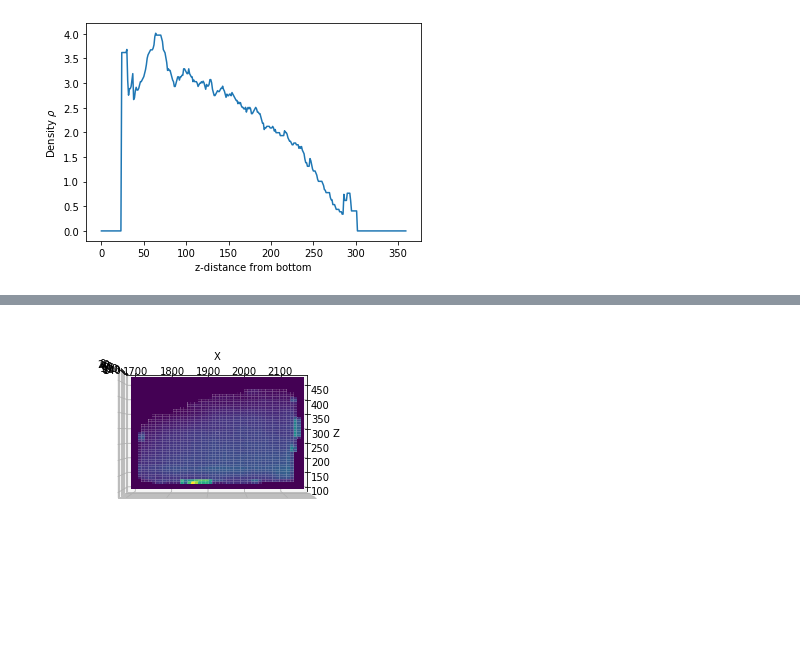
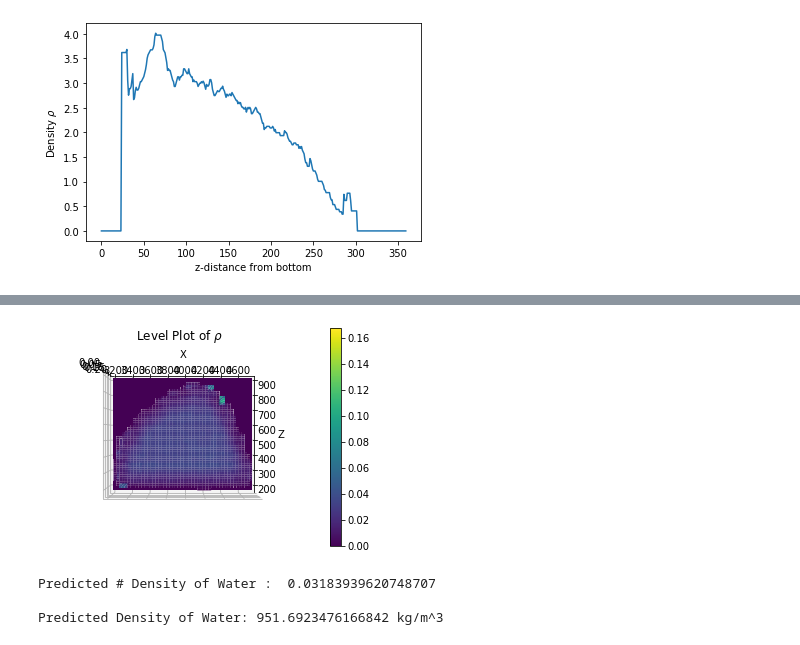
Before and after one commit to Oscuro-Phoenix/MD_Drop_Utils, a Jupyter notebook: CD_Util.ipynb, the cells around one changed output, grey strips where cells are left out. Saved outputs shown, nothing was run; the diff lists cells and outputs as text; code cells hidden in the pictures; blank space fills up the shorter version.

```diff
--- a/CD_Util.ipynb
+++ b/CD_Util.ipynb
@@ -6,8 +6,8 @@ from numba import jit
 # %%
 N_molecules = 1981 #Number of molecules having atom : atomname
 N_timesteps = 200  #Number of time steps for which N_molecules trajectory was stored
-xlim = [0,210] #Max Limits on X coord
-ylim = [0,210] #Max Limits on Y coord
+xlim = [0,240] #Max Limits on X coord
+ylim = [0,240] #Max Limits on Y coord
 zlim = [0,90]  #Max Limits on Z coord
 # %%
 #Use mask and apply it over all arrays
@@ -85,9 +85,10 @@ def get_rho(cell_size,xlim,ylim,zlim,x0,y0,z0,padding,dx,dz):
 
     p = cell_size/2
     q = padding
-
+    Nx = int(1/dx)
+    Nz = int(1/dz)
     #Populate Density Matrix for each cell
-    rho = np.zeros((int((xlim[1]-xlim[0]+2*q)/dx),int((zlim[1]-zlim[0]+2*q)/dz)))
+    rho = np.zeros(((xlim[1]-xlim[0]+2*q)*Nx,(zlim[1]-zlim[0]+2*q)*Nz))
 
     for x in range(-q*Nx,(xlim[1]-xlim[0]+q)*Nx):
         for z in range(-q*Nz,(zlim[1]-zlim[0]+q)*Nz):
@@ -105,9 +106,11 @@ def plot_rho(rho,padding,xlim,zlim,dx,dz):
     x_ax, z_ax = np.meshgrid(x_ax,z_ax)
     fig = plt.figure()
     ax = plt.axes(projection='3d')
-    ax.plot_surface(z_ax, x_ax, rho.T,cmap='viridis')
+    surf = ax.plot_surface(z_ax, x_ax, rho.T,cmap='viridis')
     ax.set_xlabel('Z')
     ax.set_ylabel('X')
+    ax.set_title(r'Level Plot of $ \rho $')
+    fig.colorbar(surf)
     ax.view_init(-90, 0)
     fig
 # %%
@@ -154,18 +158,29 @@ plt.xlabel('z-distance from bottom')
 Text(0.5, 0, 'z-distance from bottom')
 [figure]
 # %%
+dx = 0.05
+dz = 0.05
+Nx = int(1/dx)
+Nz = int(1/dz)
+q = 3
+cell_size = 6.8
 x0,y0,z0 = get_clean_coord(X,Y,Z,100)
 xlim = [int(x0.min()),int(np.ceil(x0.max()))]
 ylim = [int(y0.min()),int(np.ceil(y0.max()))]
 zlim = [int(z0.min()),int(np.ceil(z0.max()))]
-rho = get_rho(6.8,xlim,ylim,zlim,x0,y0,z0,5) #Get rho Cell_Size of 6.8
+rho = get_rho(6.8,np.asarray(xlim),np.asarray(ylim),np.asarray(zlim),x0,y0,z0,q,dx,dz) #Get rho Cell_Size of 6.8
 r = rho.flatten()
-r = np.median(r)
+r = np.median(r)*2
 
-for z in range(0,27):
-    p1 = find_nearest(rho[:,int((z+q)*Nz)],r/2)
-    p2 = find_nearest(rho[:,int((z+q)*Nz)][p1+int(rho.shape[0]*0.25):],r/2)+p1+int(rho.shape[0]*0.25)
+for z in range(0,rho.shape[1]-q*Nz-3*Nz):
+    p1 = find_nearest(rho[:,int(z+q*Nz)],r/2)
+    temp_idx = min(p1+int(rho.shape[0]*0.25),int(rho.shape[0]*0.75))
+    p2 = find_nearest(rho[:,int(z+q*Nz)][temp_idx:],r/2)+temp_idx
     if p2 > p1:
-        plt.plot(p1/Nx,z+zlim[0],'ro')
-        plt.plot(p2/Nz,z+zlim[0],'ro')
+        plt.plot(p1/Nx+xlim[0], z/Nz+zlim[0],'r.')
+        plt.plot(p2/Nx+xlim[0], z/Nz+zlim[0],'r.')
+        plt.scatter(x0,z0)
+        plt.xlabel(r'X (in $\AA$)')
+        plt.ylabel(r'Z (in $\AA$)')
+        plt.legend(['Predicted','Actual'])
 # %% [output]
@@ -178,4 +188,18 @@ plt.scatter(x0,z0)
 # %%
-plot_rho(rho,5,xlim,zlim,dx,dz)
+#Level Plot of Rho
+plot_rho(rho/(cell_size*cell_size),q,xlim,zlim,dx,dz)
 # %% [output]
-[figure, old version]
+[figure, new version]
+# %%
+n = np.median(rho.flatten())*2/(cell_size**2)
+
+N_A = 6.022*1e23 # Avogadro's Number
+L_c = 1e-10 # 1 Angstorm to meter
+M_Mass = 18 # Molecular Mass of Water
+
+print('Predicted # Density of Water : ',n, '\n')
+print('Predicted Density of Water:', n*18*1e-3/(N_A*L_c**3),'kg/m^3')
+# %% [output]
+Predicted # Density of Water :  0.03183939620748707
+
+Predicted Density of Water: 951.6923476166842 kg/m^3
```
Also changed, not shown: parts of 3 cells of this notebook.
